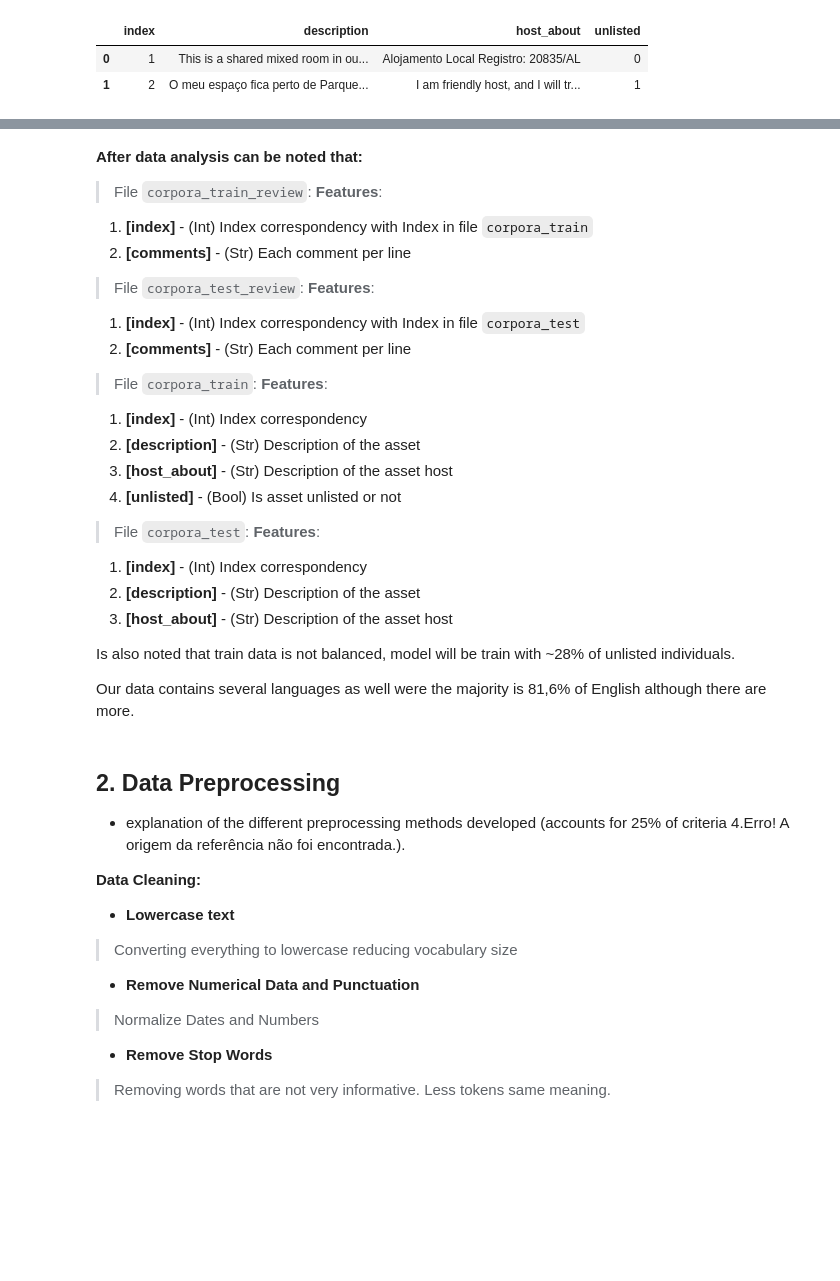
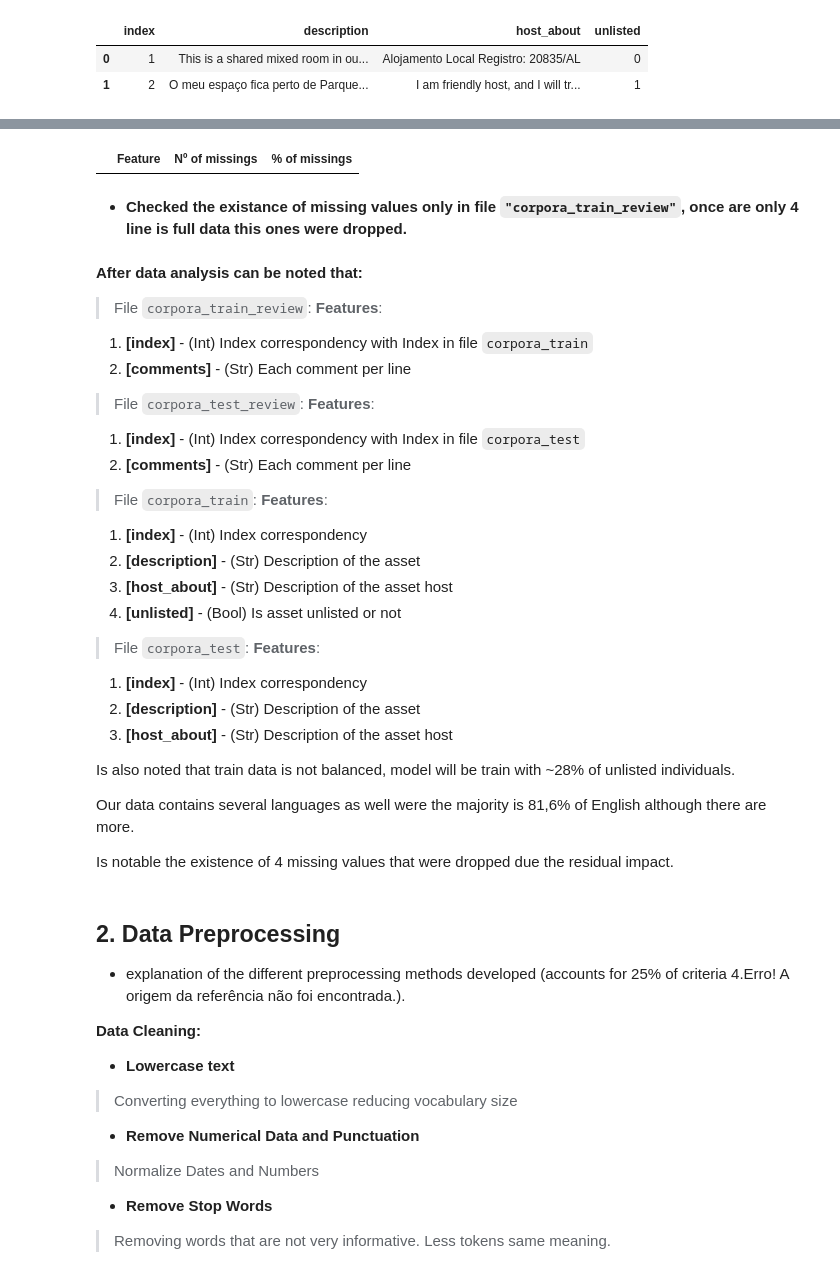
Before and after one commit to joaomalho/Text-Mining, a Jupyter notebook: Project_Text_Mining.ipynb, the cells around one changed output, grey strips where cells are left out. Saved outputs shown, nothing was run; the diff lists cells and outputs as text; code cells hidden in the pictures; blank space fills up the shorter version.

```diff
--- a/Project_Text_Mining.ipynb
+++ b/Project_Text_Mining.ipynb
@@ -264,0 +300,4 @@ fig.show()
+# %%
+missing_value_reporter(corpora_test_review)
+# %% [output]
+|  | Feature | Nº of missings | % of missings |
@@ -265,3 +307,5 @@ fig.show()
+# %% [markdown]
+* __Checked the existance of missing values only in file `"corpora_train_review"`, once are only 4 line is full data this ones were dropped.__
 # %% [markdown]
 __After data analysis can be noted that:__
 
@@ -298,6 +342,8 @@ __Features__:
 Is also noted that train data is not balanced, model will be train with ~28% of unlisted individuals.
 
 Our data contains several languages as well were the majority is 81,6% of English although there are more.
+
+Is notable the existence of 4 missing values that were dropped due the residual impact.
 # %% [markdown]
 ## 2. Data Preprocessing
 * explanation of the different preprocessing methods developed (accounts for 25% of criteria 4.Erro! A origem da referência não foi encontrada.).
```
Also changed, not shown: parts of 28 cells of this notebook.
